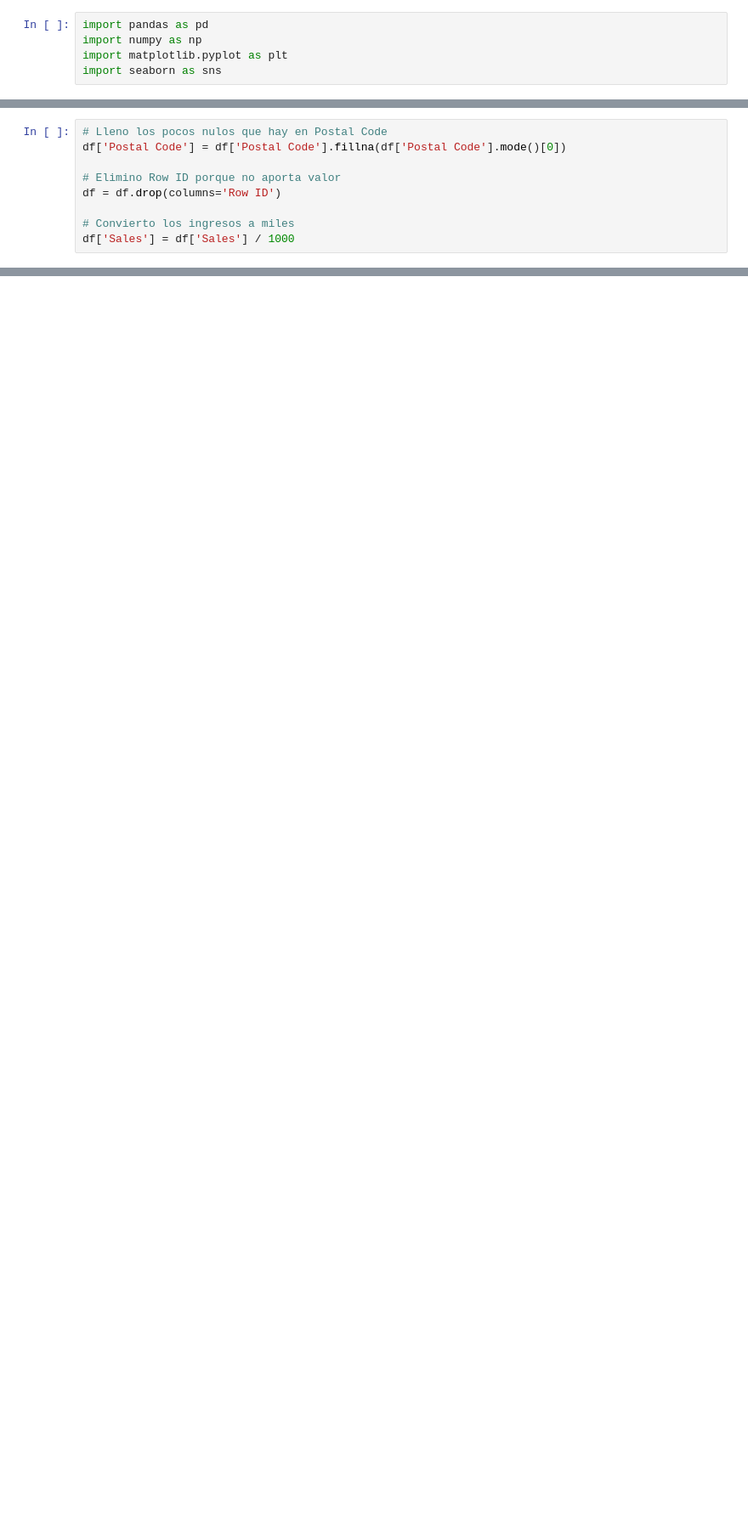
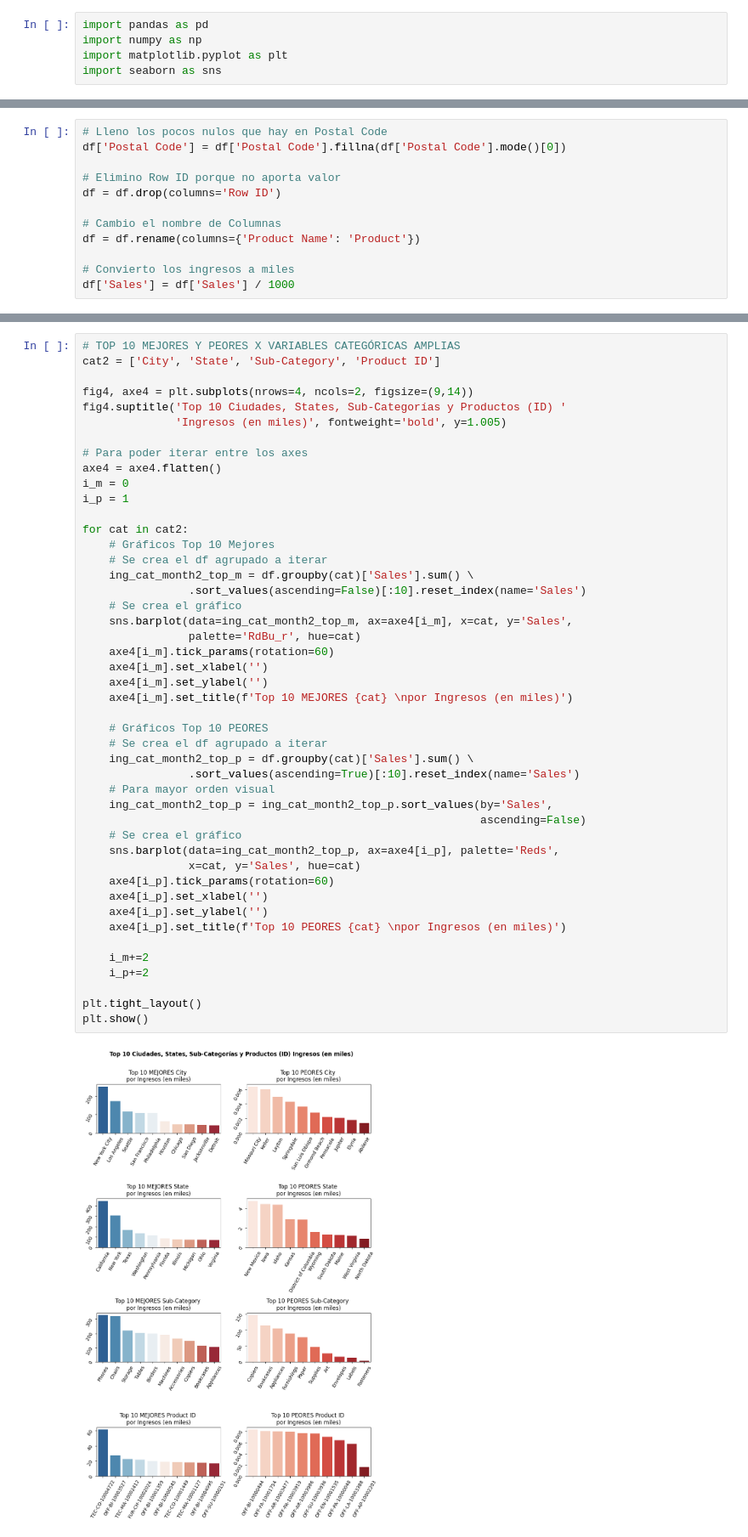
Before and after one commit to christianV1zcardo/Proyect_superstore_sales, a Jupyter notebook: superstore_sales.ipynb, the cells around one changed output, grey strips where cells are left out. Shown at 85% size. Saved outputs shown, nothing was run; the diff lists cells and outputs as text; blank space fills up the shorter version.

Commit message:
Top 10 mejores y peores por ingresos

```diff
--- a/superstore_sales.ipynb
+++ b/superstore_sales.ipynb
@@ -73,6 +21,9 @@ df['Postal Code'] = df['Postal Code'].fillna(df['Postal Code'].mode()[0])
 # Elimino Row ID porque no aporta valor
 df = df.drop(columns='Row ID')
 
+# Cambio el nombre de Columnas
+df = df.rename(columns={'Product Name': 'Product'})
+
 # Convierto los ingresos a miles
 df['Sales'] = df['Sales'] / 1000
 # %%
@@ -216,0 +152,48 @@ plt.show()
+# %%
+# TOP 10 MEJORES Y PEORES X VARIABLES CATEGÓRICAS AMPLIAS
+cat2 = ['City', 'State', 'Sub-Category', 'Product ID']
+
+fig4, axe4 = plt.subplots(nrows=4, ncols=2, figsize=(9,14))
+fig4.suptitle('Top 10 Ciudades, States, Sub-Categorías y Productos (ID) '
+              'Ingresos (en miles)', fontweight='bold', y=1.005)
+
+# Para poder iterar entre los axes
+axe4 = axe4.flatten()
+i_m = 0
+i_p = 1
+
+for cat in cat2:
+    # Gráficos Top 10 Mejores
+    # Se crea el df agrupado a iterar
+    ing_cat_month2_top_m = df.groupby(cat)['Sales'].sum() \
+                .sort_values(ascending=False)[:10].reset_index(name='Sales')
+    # Se crea el gráfico
+    sns.barplot(data=ing_cat_month2_top_m, ax=axe4[i_m], x=cat, y='Sales',
+                palette='RdBu_r', hue=cat)
+    axe4[i_m].tick_params(rotation=60)
+    axe4[i_m].set_xlabel('')
+    axe4[i_m].set_ylabel('')
+    axe4[i_m].set_title(f'Top 10 MEJORES {cat} \npor Ingresos (en miles)')
+
+    # Gráficos Top 10 PEORES
+    # Se crea el df agrupado a iterar
+    ing_cat_month2_top_p = df.groupby(cat)['Sales'].sum() \
+                .sort_values(ascending=True)[:10].reset_index(name='Sales')
+    # Para mayor orden visual
+    ing_cat_month2_top_p = ing_cat_month2_top_p.sort_values(by='Sales',
+                                                            ascending=False)
+    # Se crea el gráfico
+    sns.barplot(data=ing_cat_month2_top_p, ax=axe4[i_p], palette='Reds',
+                x=cat, y='Sales', hue=cat)
+    axe4[i_p].tick_params(rotation=60)
+    axe4[i_p].set_xlabel('')
+    axe4[i_p].set_ylabel('')
+    axe4[i_p].set_title(f'Top 10 PEORES {cat} \npor Ingresos (en miles)')
+
+    i_m+=2
+    i_p+=2
+
+plt.tight_layout()
+plt.show()
+# %% [output]
+[figure, added]
```
Also changed, not shown: parts of 7 cells of this notebook, 3 other files.
